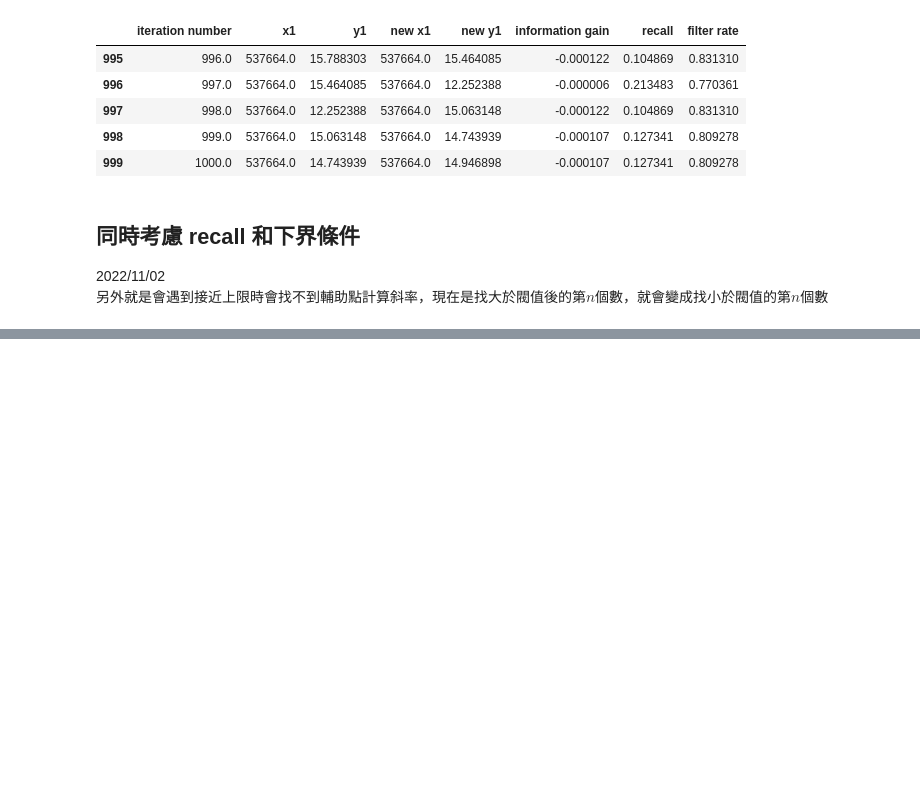
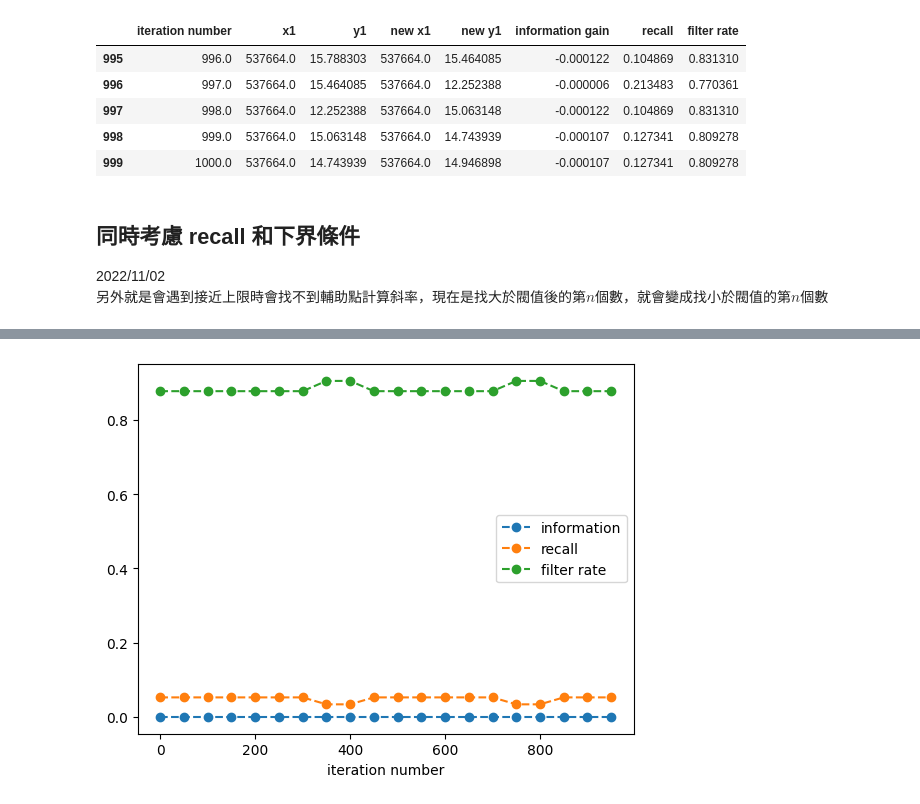
Before and after one commit to eason758/MetaEdge, a Jupyter notebook: 20221013牛頓法.ipynb, the cells around one changed output, grey strips where cells are left out. Drawn from its saved outputs; the diff is of its cells as text; code cells hidden in the pictures; blank space fills up the shorter version.

```diff
--- a/20221013牛頓法.ipynb
+++ b/20221013牛頓法.ipynb
@@ -689,0 +950,12 @@ results.tail()
+# %%
+x = np.arange(0, 999, 50)
+plt.figure()
+plt.plot(x, results.loc[x, 'information gain'], 'o--')
+plt.plot(x, results.loc[x, 'recall'], 'o--')
+plt.plot(x, results.loc[x, 'filter rate'], 'o--')
+plt.xlabel('iteration number')
+plt.legend(['information', 'recall', 'filter rate'])
+plt.savefig('newton_928.png')
+plt.show()
+# %% [output]
+[figure, added]
```
Also changed, not shown: parts of 18 cells of this notebook, 6 other files.
